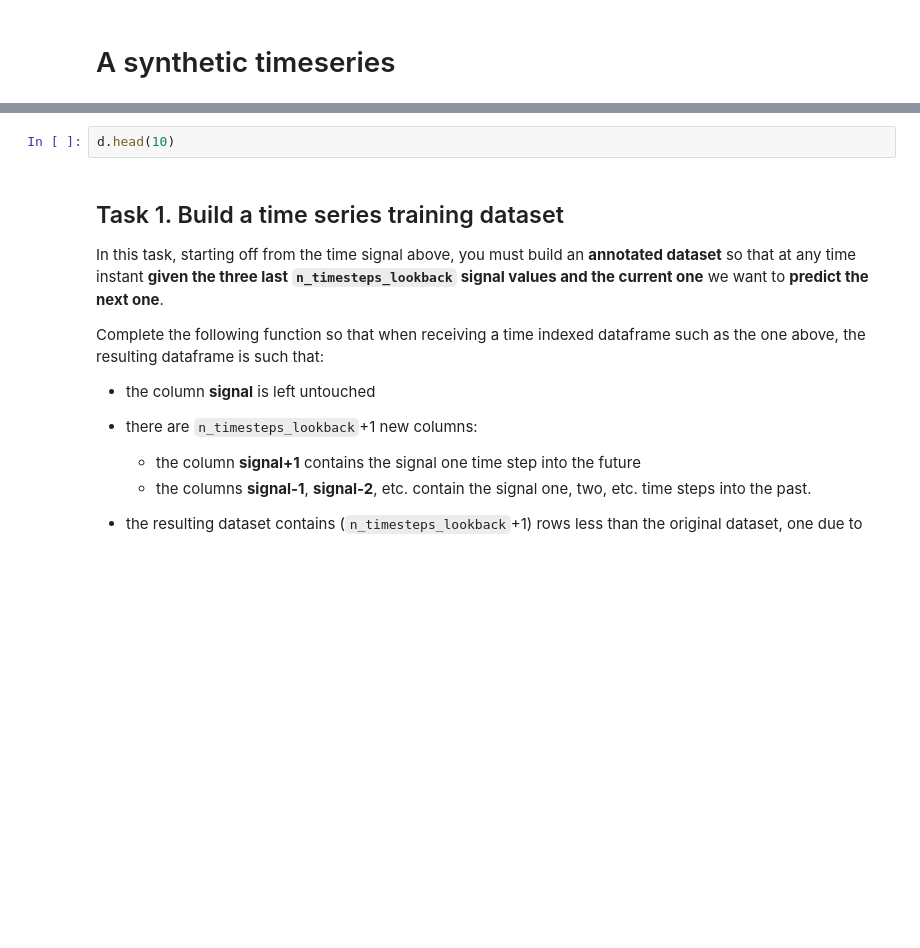
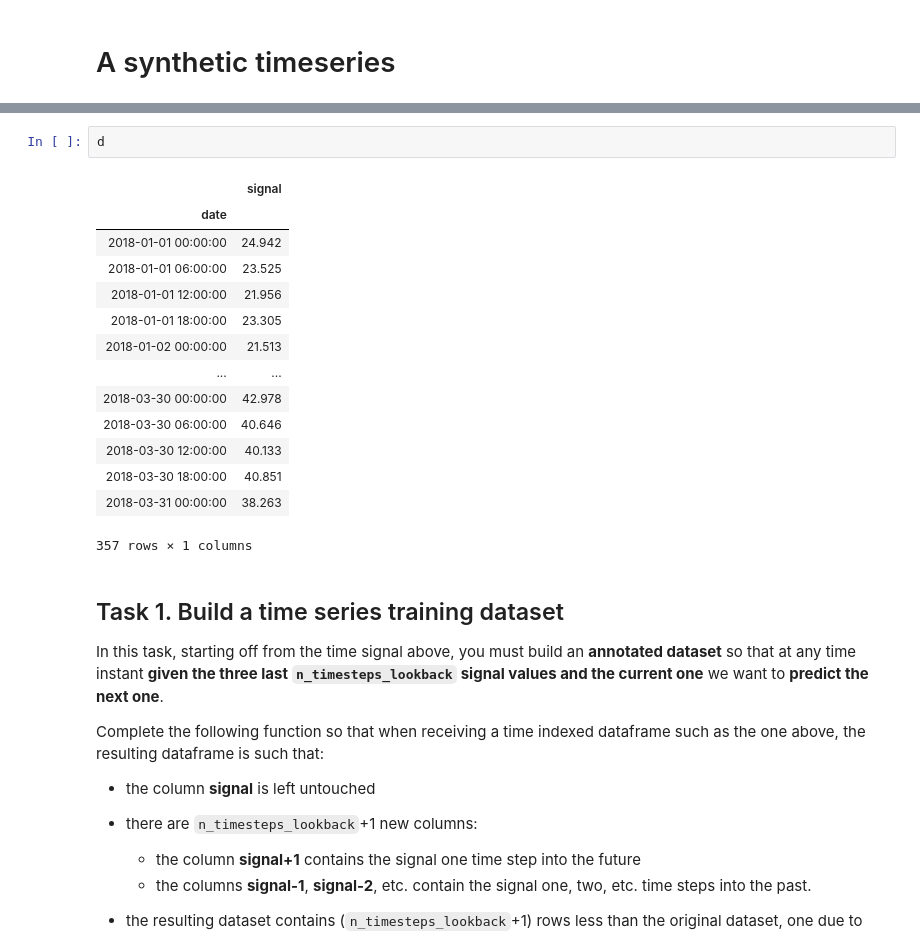
Before and after one commit to kevinmaiden7/20201.ai4eng, a Jupyter notebook: LAB 03.02 - TIMESERIES MODEL.ipynb, the cells around one changed output, grey strips where cells are left out. Cells and saved outputs as stored; diff of their text form; blank space fills up the shorter version.

```diff
--- a/LAB 03.02 - TIMESERIES MODEL.ipynb
+++ b/LAB 03.02 - TIMESERIES MODEL.ipynb
@@ -44,5 +60,20 @@ d.info()
 # %%
-d.head(10)
+d
+# %% [output]
+|  | signal |
+| date |  |
+| 2018-01-01 00:00:00 | 24.942 |
+| 2018-01-01 06:00:00 | 23.525 |
+| 2018-01-01 12:00:00 | 21.956 |
+| 2018-01-01 18:00:00 | 23.305 |
+| 2018-01-02 00:00:00 | 21.513 |
+| ... | ... |
+| 2018-03-30 00:00:00 | 42.978 |
+| 2018-03-30 06:00:00 | 40.646 |
+| 2018-03-30 12:00:00 | 40.133 |
+| 2018-03-30 18:00:00 | 40.851 |
+| 2018-03-31 00:00:00 | 38.263 |
+357 rows × 1 columns
 # %% [markdown]
 ## Task 1. Build a time series training dataset
 
```
Also changed, not shown: parts of 20 cells of this notebook, 2 other files.
